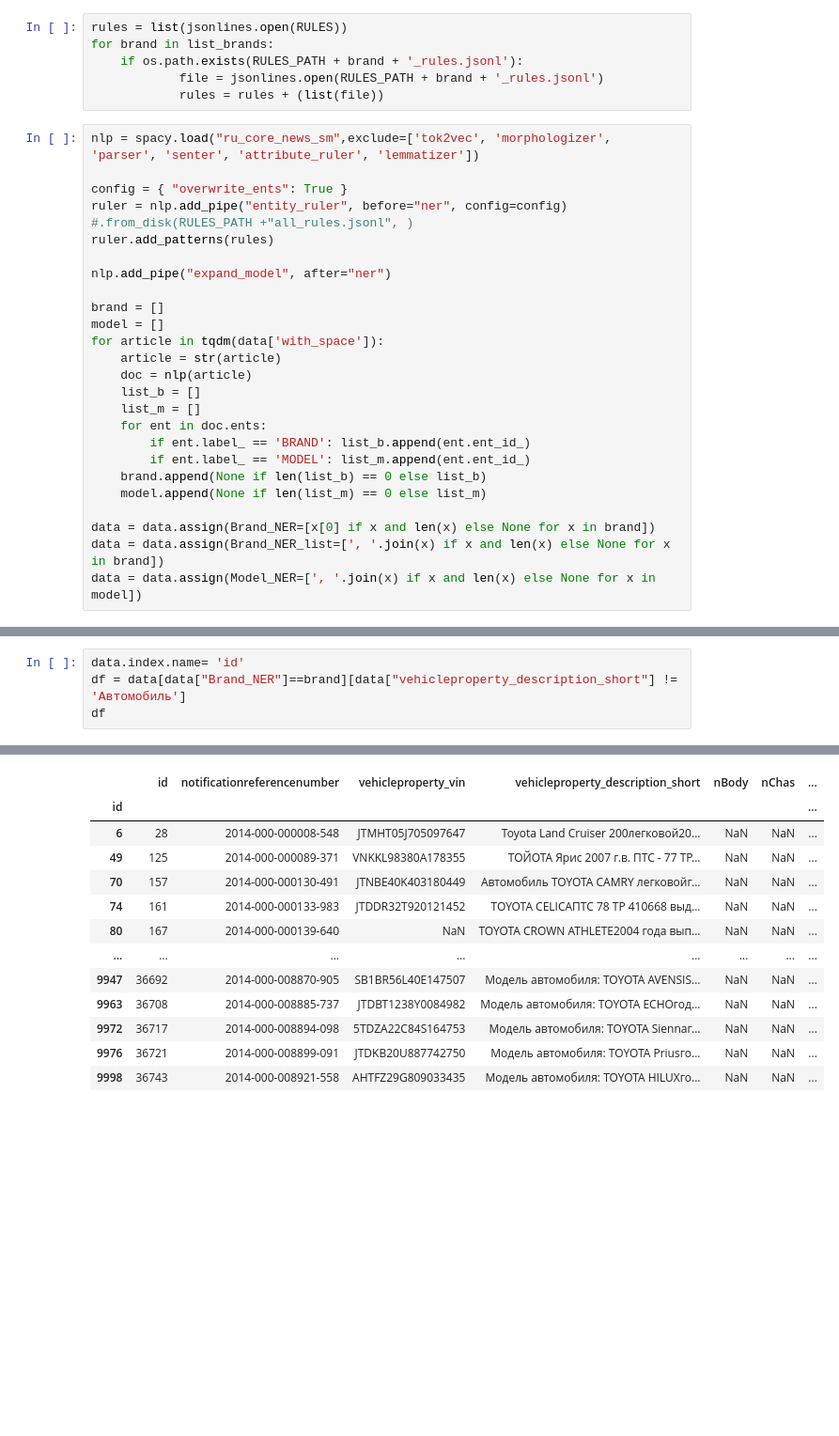
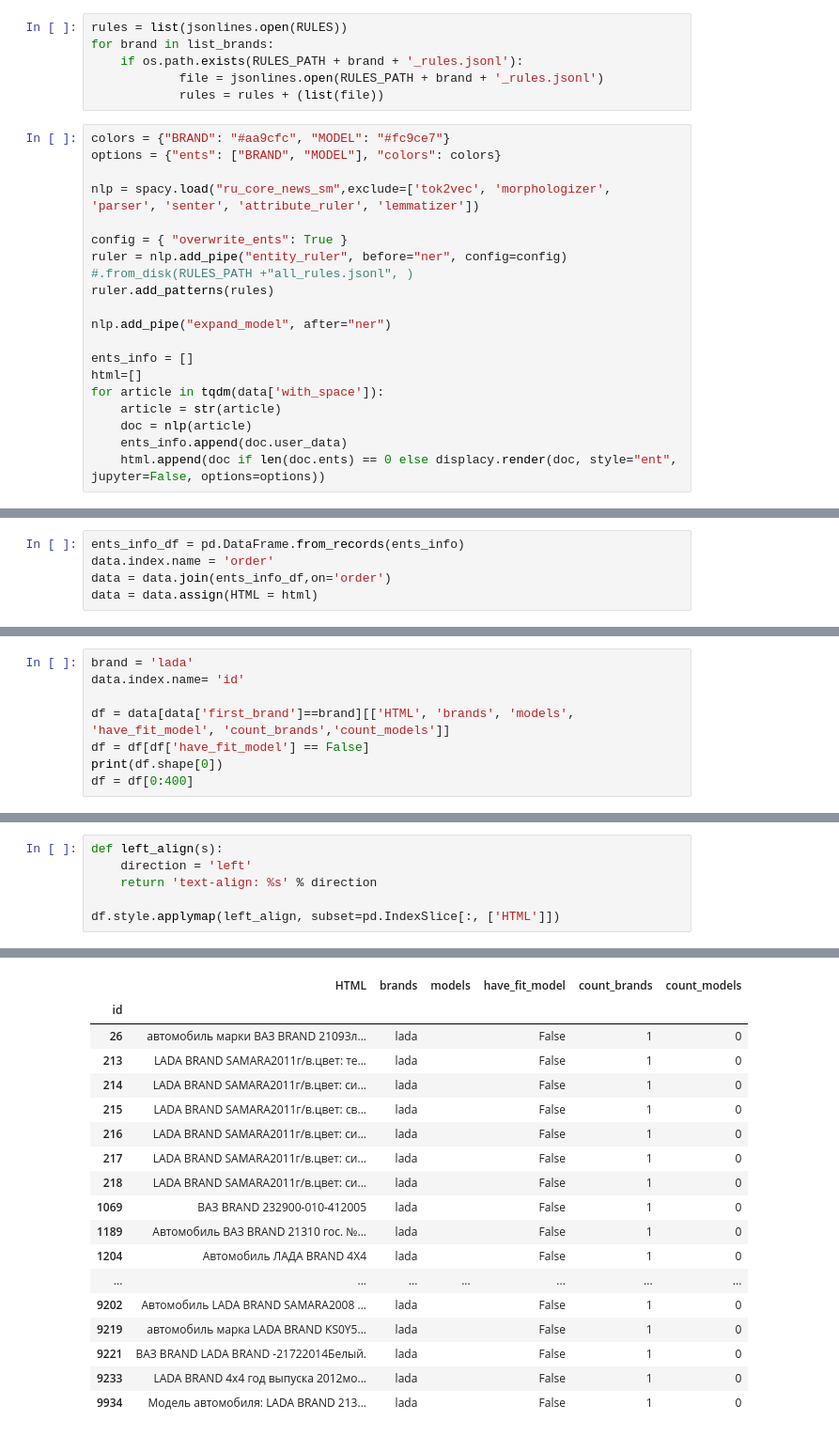
Before and after one commit to dumperize/autostat, a Jupyter notebook: index.ipynb, the cells around one changed output, grey strips where cells are left out. Shown at 94% size. Saved outputs shown, nothing was run; the diff lists cells and outputs as text; blank space fills up the shorter version.

```diff
--- a/index.ipynb
+++ b/index.ipynb
@@ -88,6 +72,9 @@ for brand in list_brands:
             file = jsonlines.open(RULES_PATH + brand + '_rules.jsonl')
             rules = rules + (list(file))
 # %%
+colors = {"BRAND": "#aa9cfc", "MODEL": "#fc9ce7"}
+options = {"ents": ["BRAND", "MODEL"], "colors": colors}
+
 nlp = spacy.load("ru_core_news_sm",exclude=['tok2vec', 'morphologizer', 'parser', 'senter', 'attribute_ruler', 'lemmatizer'])
 
 config = { "overwrite_ents": True }
@@ -96,19 +83,10 @@ ruler.add_patterns(rules)
 
 nlp.add_pipe("expand_model", after="ner")
 
-brand = []
-model = []
+ents_info = []
+html=[]
 for article in tqdm(data['with_space']):
     article = str(article)
     doc = nlp(article)
-    list_b = []
-    list_m = []
-    for ent in doc.ents:
-        if ent.label_ == 'BRAND': list_b.append(ent.ent_id_)
-        if ent.label_ == 'MODEL': list_m.append(ent.ent_id_)
-    brand.append(None if len(list_b) == 0 else list_b)
-    model.append(None if len(list_m) == 0 else list_m)
-
-data = data.assign(Brand_NER=[x[0] if x and len(x) else None for x in brand])
-data = data.assign(Brand_NER_list=[', '.join(x) if x and len(x) else None for x in brand])
-data = data.assign(Model_NER=[', '.join(x) if x and len(x) else None for x in model])
+    ents_info.append(doc.user_data)
+    html.append(doc if len(doc.ents) == 0 else displacy.render(doc, style="ent", jupyter=False, options=options))
@@ -153,0 +93,5 @@ Boolean Series key will be reindexed to match DataFrame index.
+# %%
+ents_info_df = pd.DataFrame.from_records(ents_info)
+data.index.name = 'order'
+data = data.join(ents_info_df,on='order')
+data = data.assign(HTML = html)
@@ -153,0 +122,8 @@ Boolean Series key will be reindexed to match DataFrame index.
+# %%
+brand = 'lada'
+data.index.name= 'id'
+
+df = data[data['first_brand']==brand][['HTML', 'brands', 'models', 'have_fit_model', 'count_brands','count_models']]
+df = df[df['have_fit_model'] == False]
+print(df.shape[0])
+df = df[0:400]
@@ -154,5 +132,7 @@ Boolean Series key will be reindexed to match DataFrame index.
 # %%
-data.index.name= 'id'
-df = data[data["Brand_NER"]==brand][data["vehicleproperty_description_short"] != 'Автомобиль']
-df
+def left_align(s):
+    direction = 'left'
+    return 'text-align: %s' % direction
+
+df.style.applymap(left_align, subset=pd.IndexSlice[:, ['HTML']])
 # %% [output]
@@ -160,13 +139,18 @@ Boolean Series key will be reindexed to match DataFrame index.
-|  | id | notificationreferencenumber | vehicleproperty_vin | vehicleproperty_description_short | nBody | nChas | ... |
-| id |  |  |  |  |  |  | ... |
-| 6 | 28 | 2014-000-000008-548 | JTMHT05J705097647 | Toyota Land Cruiser 200легковой20... | NaN | NaN | ... |
-| 49 | 125 | 2014-000-000089-371 | VNKKL98380A178355 | ТОЙОТА Ярис 2007 г.в. ПТС - 77 ТР... | NaN | NaN | ... |
-| 70 | 157 | 2014-000-000130-491 | JTNBE40K403180449 | Автомобиль TOYOTA CAMRY легковойг... | NaN | NaN | ... |
-| 74 | 161 | 2014-000-000133-983 | JTDDR32T920121452 | TOYOTA CELICAПТС 78 ТР 410668 выд... | NaN | NaN | ... |
-| 80 | 167 | 2014-000-000139-640 | NaN | TOYOTA CROWN ATHLETE2004 года вып... | NaN | NaN | ... |
-| ... | ... | ... | ... | ... | ... | ... | ... |
-| 9947 | 36692 | 2014-000-008870-905 | SB1BR56L40E147507 | Модель автомобиля: TOYOTA AVENSIS... | NaN | NaN | ... |
-| 9963 | 36708 | 2014-000-008885-737 | JTDBT1238Y0084982 | Модель автомобиля: TOYOTA ECHOгод... | NaN | NaN | ... |
-| 9972 | 36717 | 2014-000-008894-098 | 5TDZA22C84S164753 | Модель автомобиля: TOYOTA Siennaг... | NaN | NaN | ... |
-| 9976 | 36721 | 2014-000-008899-091 | JTDKB20U887742750 | Модель автомобиля: TOYOTA Priusго... | NaN | NaN | ... |
-| 9998 | 36743 | 2014-000-008921-558 | AHTFZ29G809033435 | Модель автомобиля: TOYOTA HILUXго... | NaN | NaN | ... |
+|  | HTML | brands | models | have_fit_model | count_brands | count_models |
+| id |  |  |  |  |  |  |
+| 26 | автомобиль марки ВАЗ BRAND 21093л... | lada |  | False | 1 | 0 |
+| 213 | LADA BRAND SAMARA2011г/в.цвет: те... | lada |  | False | 1 | 0 |
+| 214 | LADA BRAND SAMARA2011г/в.цвет: си... | lada |  | False | 1 | 0 |
+| 215 | LADA BRAND SAMARA2011г/в.цвет: св... | lada |  | False | 1 | 0 |
+| 216 | LADA BRAND SAMARA2011г/в.цвет: си... | lada |  | False | 1 | 0 |
+| 217 | LADA BRAND SAMARA2011г/в.цвет: си... | lada |  | False | 1 | 0 |
+| 218 | LADA BRAND SAMARA2011г/в.цвет: си... | lada |  | False | 1 | 0 |
+| 1069 | ВАЗ BRAND 232900-010-412005 | lada |  | False | 1 | 0 |
+| 1189 | Автомобиль ВАЗ BRAND 21310 гос. №... | lada |  | False | 1 | 0 |
+| 1204 | Автомобиль ЛАДА BRAND 4Х4 | lada |  | False | 1 | 0 |
+| ... | ... | ... | ... | ... | ... | ... |
+| 9202 | Автомобиль LADA BRAND SAMARA2008 ... | lada |  | False | 1 | 0 |
+| 9219 | автомобиль марка LADA BRAND KS0Y5... | lada |  | False | 1 | 0 |
+| 9221 | ВАЗ BRAND LADA BRAND -21722014Белый. | lada |  | False | 1 | 0 |
+| 9233 | LADA BRAND 4х4 год выпуска 2012мо... | lada |  | False | 1 | 0 |
+| 9934 | Модель автомобиля: LADA BRAND 213... | lada |  | False | 1 | 0 |
```
Also changed, not shown: parts of 19 cells of this notebook, 9 other files.
